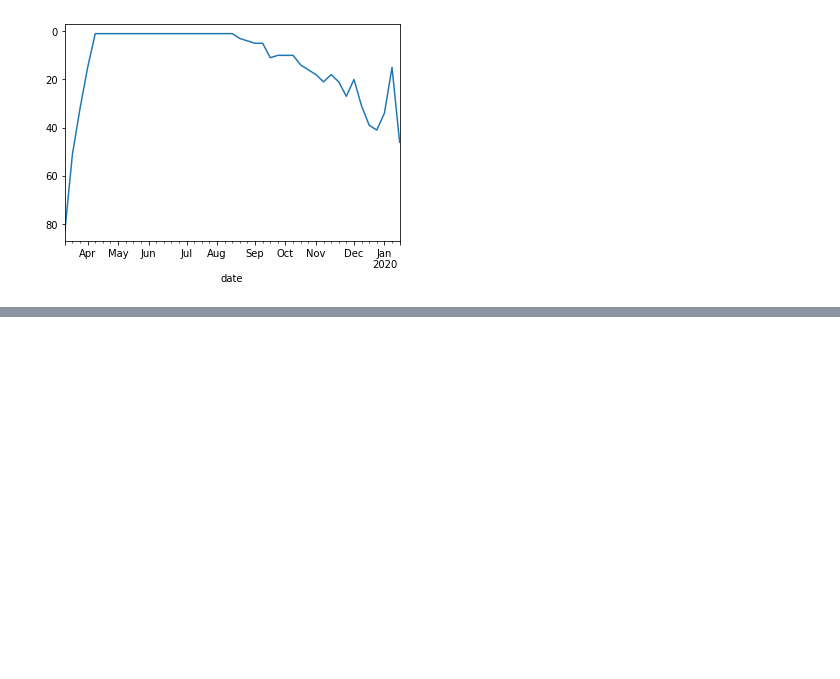
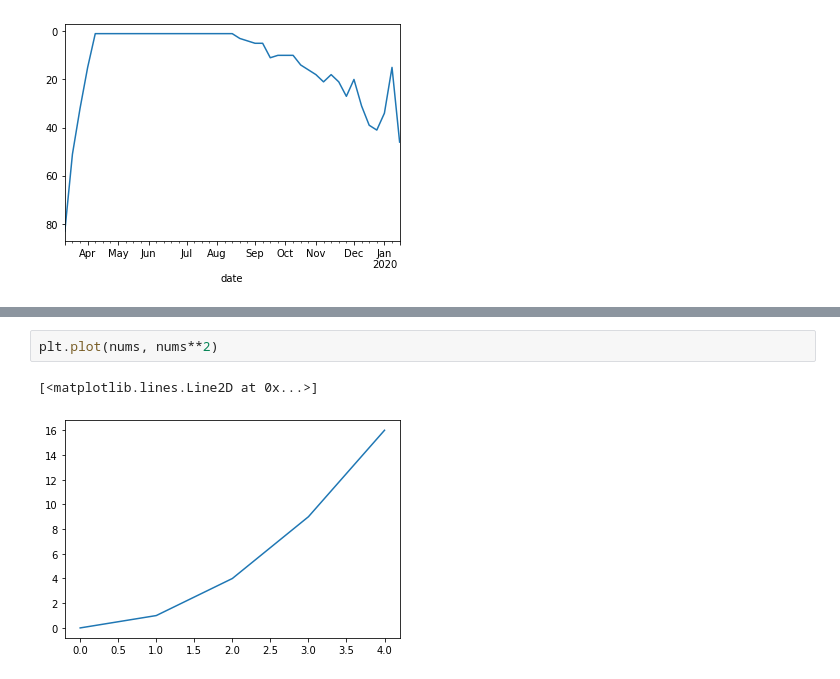
Before and after one commit to gagankaul/pandas-prac, a Jupyter notebook: pandas_prac.ipynb, the cells around one changed output, grey strips where cells are left out. Saved outputs shown, nothing was run; the diff lists cells and outputs as text; blank space fills up the shorter version.

```diff
--- a/pandas_prac.ipynb
+++ b/pandas_prac.ipynb
@@ -2579,0 +2459,5 @@ p.invert_yaxis()
+# %%
+plt.plot(nums, nums**2)
+# %% [output]
+[<matplotlib.lines.Line2D at 0x...>]
+[figure, added]
```
Also changed, not shown: parts of 75 cells of this notebook.
